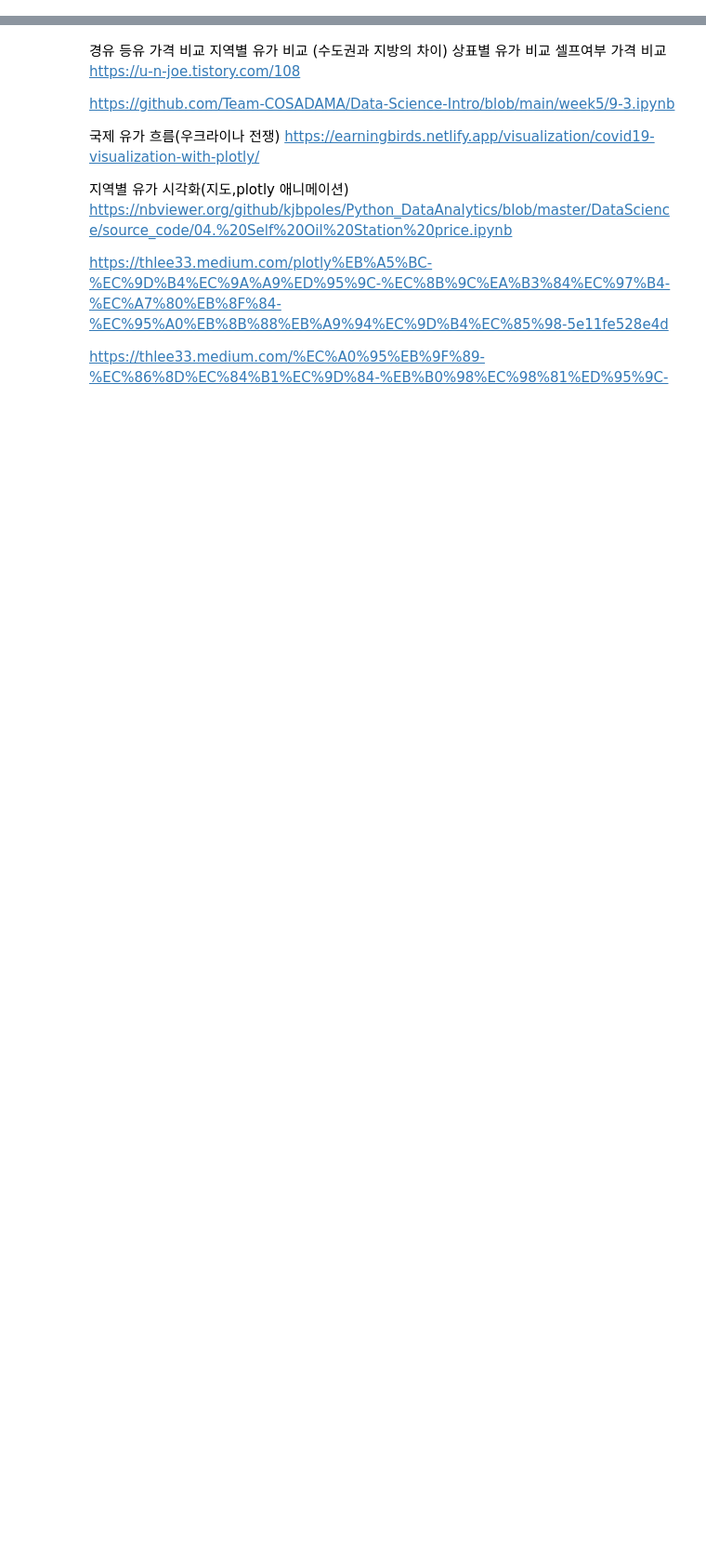
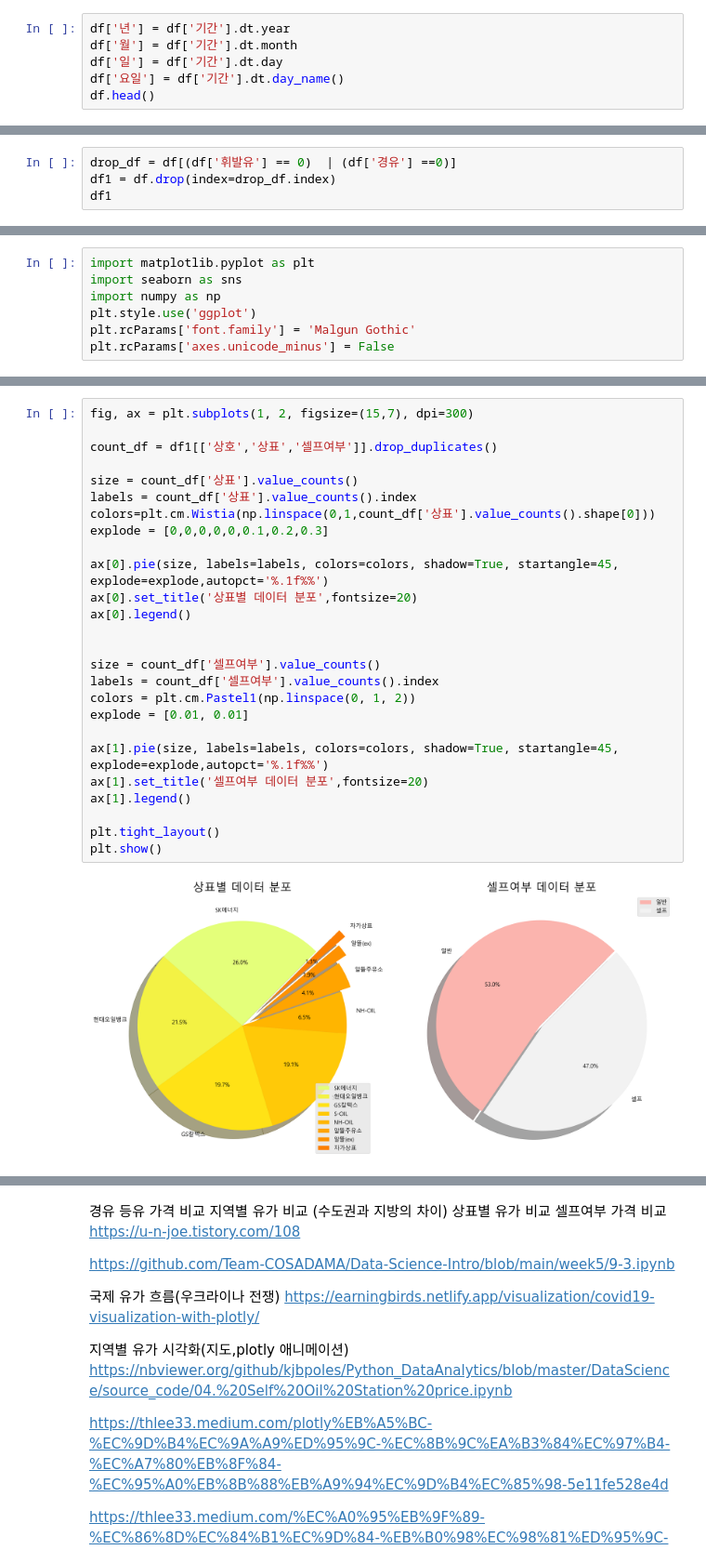
Before and after one commit to Chan0226/-, a Jupyter notebook: 시각화.ipynb, the cells around one changed output, grey strips where cells are left out. Shown at 93% size. Drawn from its saved outputs; the diff is of its cells as text; blank space fills up the shorter version.

```diff
--- a/시각화.ipynb
+++ b/시각화.ipynb
@@ -55,0 +71,6 @@ result
+# %%
+df['년'] = df['기간'].dt.year
+df['월'] = df['기간'].dt.month
+df['일'] = df['기간'].dt.day
+df['요일'] = df['기간'].dt.day_name()
+df.head()
@@ -55,0 +94,4 @@ result
+# %%
+drop_df = df[(df['휘발유'] == 0)  | (df['경유'] ==0)]
+df1 = df.drop(index=drop_df.index)
+df1
@@ -55,0 +114,7 @@ result
+# %%
+import matplotlib.pyplot as plt
+import seaborn as sns
+import numpy as np
+plt.style.use('ggplot')
+plt.rcParams['font.family'] = 'Malgun Gothic'
+plt.rcParams['axes.unicode_minus'] = False
@@ -55,0 +123,28 @@ result
+# %%
+fig, ax = plt.subplots(1, 2, figsize=(15,7), dpi=300)
+
+count_df = df1[['상호','상표','셀프여부']].drop_duplicates()
+
+size = count_df['상표'].value_counts()
+labels = count_df['상표'].value_counts().index
+colors=plt.cm.Wistia(np.linspace(0,1,count_df['상표'].value_counts().shape[0]))
+explode = [0,0,0,0,0,0.1,0.2,0.3]
+
+ax[0].pie(size, labels=labels, colors=colors, shadow=True, startangle=45, explode=explode,autopct='%.1f%%')
+ax[0].set_title('상표별 데이터 분포',fontsize=20)
+ax[0].legend()
+
+
+size = count_df['셀프여부'].value_counts()
+labels = count_df['셀프여부'].value_counts().index
+colors = plt.cm.Pastel1(np.linspace(0, 1, 2))
+explode = [0.01, 0.01]
+
+ax[1].pie(size, labels=labels, colors=colors, shadow=True, startangle=45, explode=explode,autopct='%.1f%%')
+ax[1].set_title('셀프여부 데이터 분포',fontsize=20)
+ax[1].legend()
+
+plt.tight_layout()
+plt.show()
+# %% [output]
+[figure, added]
```
Also changed, not shown: parts of 82 cells of this notebook.
